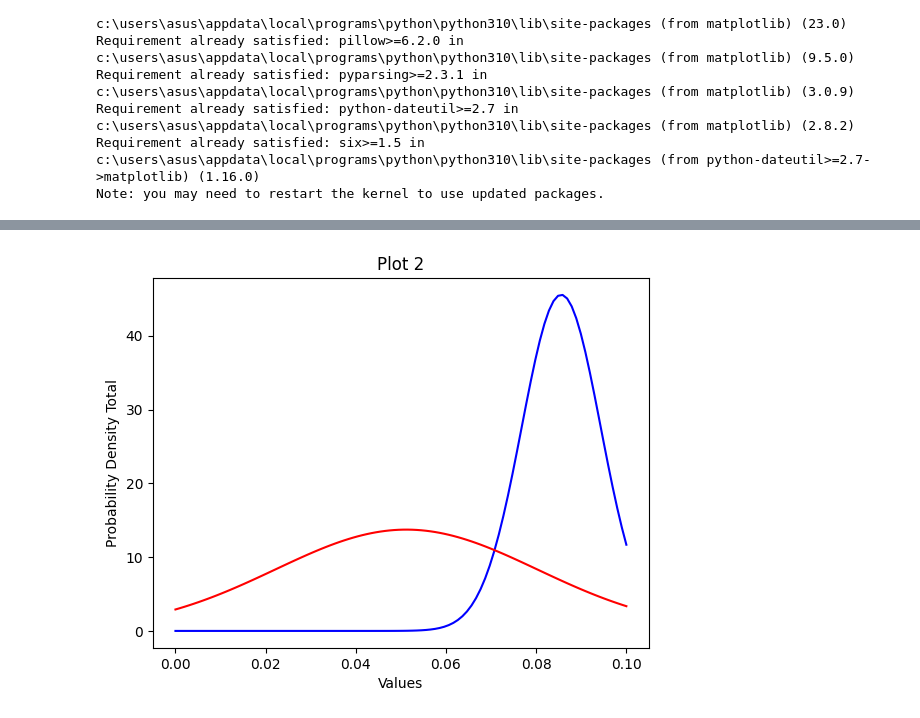
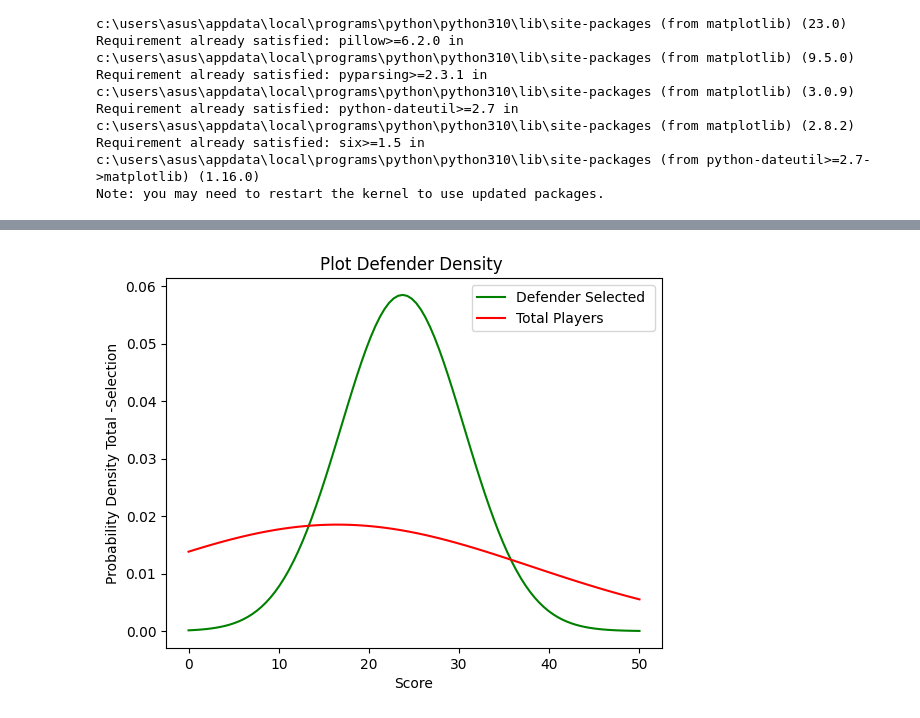
Before and after one commit to MHBehroozi/Transfermarkt, a Jupyter notebook: statistical_analysis/Statistical_Coach'sRequest/Phase3.ipynb, the cells around one changed output, grey strips where cells are left out. Saved outputs shown, nothing was run; the diff lists cells and outputs as text; code cells hidden in the pictures.

```diff
--- a/statistical_analysis/Statistical_Coach'sRequest/Phase3.ipynb
+++ b/statistical_analysis/Statistical_Coach'sRequest/Phase3.ipynb
@@ -129,7 +104,7 @@ Name: Clean sheets, Length: 60985, dtype: float64
 import math
 metric_score=[]
 for index,record in main_df.iterrows():
-    if record['main_position'] in ['Attack','Attack Right Winger','Attack Centre Forward','Attack Left Winger']:
+    if record['main_position'] in ['Attack','Attack Right Winger','Attack Centre Forward','Attack Left Winger','Attack Second Striker']:
        goal=int(record['Goals'])
        Assist=int(record['Assists'])
        forward_metric=(3*goal+Assist)
@@ -152,7 +127,7 @@ for index,record in main_df.iterrows():
             Defender_metric += increment+1
         # Assist=int(record['Assists'])
         metric_score.append(Defender_metric)
-    elif record['main_position'] in ['midfield Defensive Midfield','midfield Central Midfield','midfield Attacking Midfield','midfield Left Midfield','midfield Right Midfield']:
+    elif record['main_position'] in ['midfield','midfield Defensive Midfield','midfield Central Midfield','midfield Attacking Midfield','midfield Left Midfield','midfield Right Midfield']:
         goal=int(record['Goals'])
         red_card=int(record['Red cards'])
         Assist=int(record['Assists'])
@@ -203,6 +241,6 @@ main_df
 148489 rows × 33 columns
 # %%
 s_df=main_df[main_df['season_x']==2021]
-final_df=s_df.groupby(['player_id','market_value_y'])['Score'].sum().reset_index()
+final_df=s_df.groupby(['player_id','market_value_y','main_position','club full name'])['Score'].sum().reset_index()
 final_df
 # %% [output]
@@ -325,10 +366,0 @@ intersection_df
-# %%
-final_df_sorted['عملکرد درصد'] = final_df_sorted['Score_Rank'] / len(df)
-
-# محاسبه درصد رتبه قیمت
-final_df_sorted['قیمت درصد'] =final_df_sorted['market_value_Rank'] / len(df)
-
-# فیلتر کردن براساس شرایط مورد نظر (30% برترین عملکرد و 40% پایین‌ترین قیمت)
-filtered_df = final_df_sorted[(final_df_sorted['عملکرد درصد'] <= 0.3) & (final_df_sorted['قیمت درصد'] <= 0.4)]
-dl=filtered_df.sort_values(by='عملکرد درصد')
-dl
@@ -555,0 +771,3 @@ plt.show()
+# %%
+Defender_df=intersection_df[intersection_df['main_position'].isin(['Defender Centre Back','Defender Left Back','Defender Right Back'])]
+Defender_df
@@ -563,42 +794,44 @@ from scipy import stats
 # Calculate the minimum and maximum values for both plots
 # intersection_df['عملکرد درصد'].max()
 #final_df_sorted['عملکرد درصد'].max()
+#intersection_df['Score'].min()
 xmin1 = 0
-xmax1 = 0.1
+xmax1 = 50
 xmin2 = 0
-xmax2 = 0.1
+xmax2 = 50
 
 # Generate x values for both plots
 x1 = np.linspace(xmin1, xmax1, 100)
 x2 = np.linspace(xmin2, xmax2, 100)
 
 # Calculate the PDF for both plots
-mean1 = np.mean(intersection_df['عملکرد درصد'])
-std1 = np.std(intersection_df['عملکرد درصد'])
+mean1 = np.mean(Defender_df['Score'])
+std1 = np.std(Defender_df['Score'])
 p1 = stats.norm.pdf(x1, mean1, std1)
 
-mean2 = np.mean(final_df_sorted['عملکرد درصد'])
-std2 = np.std(final_df_sorted['عملکرد درصد'])
+mean2 = np.mean(final_df_sorted['Score'])
+std2 = np.std(final_df_sorted['Score'])
 p2 = stats.norm.pdf(x2, mean2, std2)
 
 
 
 # Create a figure with subplots
 fig, ax = plt.subplots()
 
 # Plot the first plot
-ax.plot(x1, p1, color='blue')
+ax.plot(x1, p1, color='green',label='Defender Selected ')
 ax.set_xlabel('Values')
 ax.set_ylabel('Probability Density Selection')
 ax.set_title('Plot 1')
 
 # Plot the second plot
-ax.plot(x2, p2, color='red')
-ax.set_xlabel('Values')
-ax.set_ylabel('Probability Density Total')
-ax.set_title('Plot 2')
+ax.plot(x2, p2, color='red',label='Total Players')
+ax.set_xlabel('Score')
+ax.set_ylabel('Probability Density Total -Selection')
+ax.set_title('Plot Defender Density ')
+ax.legend()
 
 # Show the plot
 plt.show()
 # %% [output]
-[figure, old version]
+[figure, new version]
```
Also changed, not shown: parts of 43 cells of this notebook.
